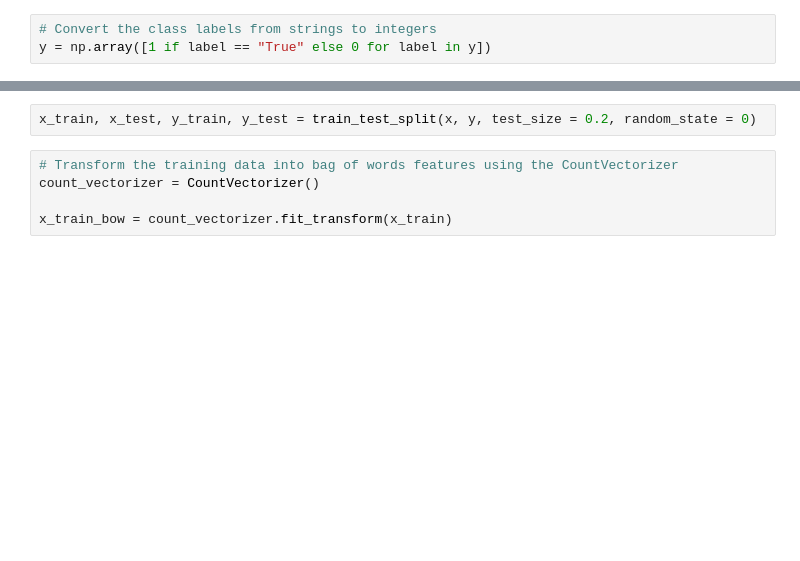
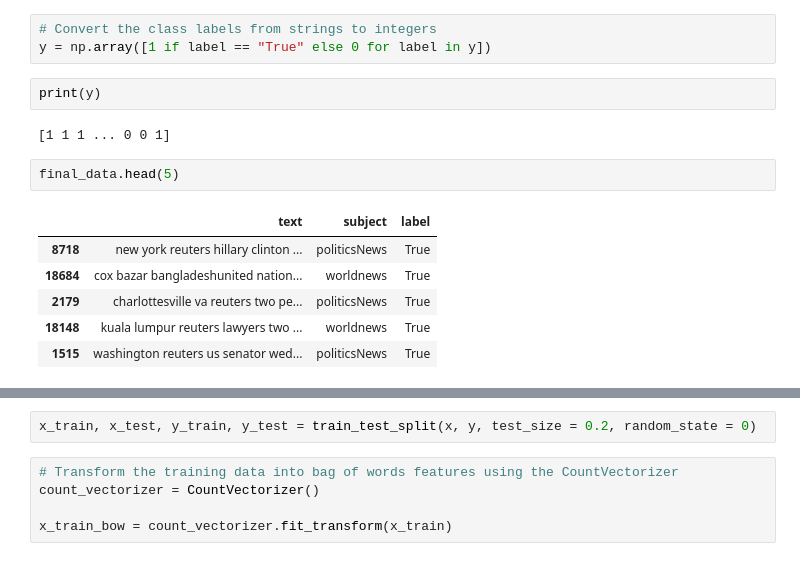
Before and after one commit to Nabin0727/navie-bayes-implementation-for-fakenews, a Jupyter notebook: Fake_News_Detection_Copy1.ipynb, the cells around one changed output, grey strips where cells are left out. Saved outputs shown, nothing was run; the diff lists cells and outputs as text; blank space fills up the shorter version.

```diff
--- a/Fake_News_Detection_Copy1.ipynb
+++ b/Fake_News_Detection_Copy1.ipynb
@@ -316,3 +327,16 @@ y = final_data['label']
 # %%
 # Convert the class labels from strings to integers
 y = np.array([1 if label == "True" else 0 for label in y])
+# %%
+print(y)
+# %% [output]
+[1 1 1 ... 0 0 1]
+# %%
+final_data.head(5)
+# %% [output]
+|  | text | subject | label |
+| 8718 | new york reuters hillary clinton ... | politicsNews | True |
+| 18684 | cox bazar bangladeshunited nation... | worldnews | True |
+| 2179 | charlottesville va reuters two pe... | politicsNews | True |
+| 18148 | kuala lumpur reuters lawyers two ... | worldnews | True |
+| 1515 | washington reuters us senator wed... | politicsNews | True |
```
Also changed, not shown: parts of 27 cells of this notebook, 9 other files.
